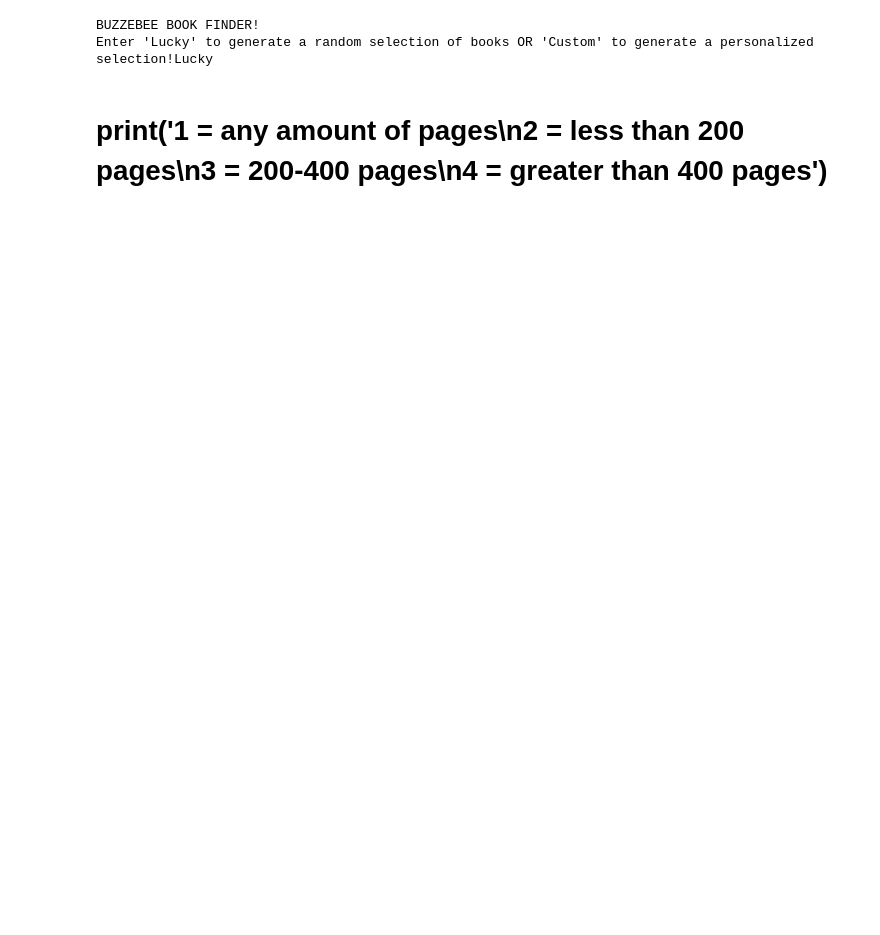
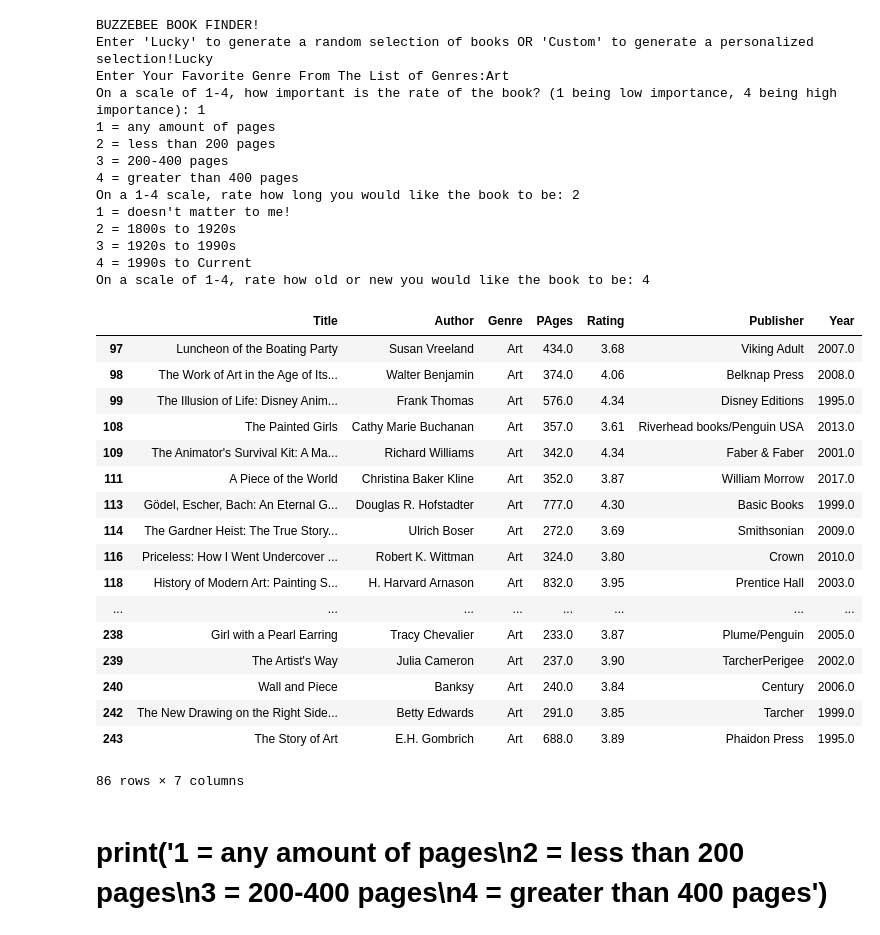
Before and after one commit to tmwright-su/group-project, a Jupyter notebook: Final Code/BuzzeBooks.ipynb, the cells around one changed output. Cells and saved outputs as stored; diff of their text form; code cells hidden in the pictures; blank space fills up the shorter version.

```diff
--- a/Final Code/BuzzeBooks.ipynb
+++ b/Final Code/BuzzeBooks.ipynb
@@ -33,8 +59,6 @@ genre_list
 print('BUZZEBEE BOOK FINDER!')
 
 start_search = input("Enter 'Lucky' to generate a random selection of books OR 'Custom' to generate a personalized selection!")
-if start_search =='Lucky':
-    break
 
 
 # genre database
@@ -77,33 +101,63 @@ elif pages_pref==2:
 elif pages_pref==3:
     pages_db = rate_db.query('200 <= PAges <= 400')
 
 elif pages_pref==4:
     pages_db = rate_db[ rate_db['PAges']> 400]
 
 else:
     print('Invalid Entry')
 
 # publish year database
 
 print("1 = doesn't matter to me!\n2 = 1800s to 1920s\n3 = 1920s to 1990s\n4 = 1990s to Current")
 year_pref = int(input("On a scale of 1-4, rate how old or new you would like the book to be: "))
 
 if year_pref==1:
     year_db = pages_db
 
 elif year_pref==2:
     year_db = pages_db.query('1800 <= Year <= 1920')
 
 elif year_pref==3:
     year_db = pages_db.query('1921 <= Year <= 1990')
 
 elif year_pref==4:
     year_db = pages_db[ pages_db['Year']>1990]
 
 year_db
 # %% [output]
 BUZZEBEE BOOK FINDER!
 Enter 'Lucky' to generate a random selection of books OR 'Custom' to generate a personalized selection!Lucky
+Enter Your Favorite Genre From The List of Genres:Art
+On a scale of 1-4, how important is the rate of the book? (1 being low importance, 4 being high importance): 1
+1 = any amount of pages
+2 = less than 200 pages
+3 = 200-400 pages
+4 = greater than 400 pages
+On a 1-4 scale, rate how long you would like the book to be: 2
+1 = doesn't matter to me!
+2 = 1800s to 1920s
+3 = 1920s to 1990s
+4 = 1990s to Current
+On a scale of 1-4, rate how old or new you would like the book to be: 4
+|  | Title | Author | Genre | PAges | Rating | Publisher | Year |
+| 97 | Luncheon of the Boating Party | Susan Vreeland | Art | 434.0 | 3.68 | Viking Adult | 2007.0 |
+| 98 | The Work of Art in the Age of Its... | Walter Benjamin | Art | 374.0 | 4.06 | Belknap Press | 2008.0 |
+| 99 | The Illusion of Life: Disney Anim... | Frank Thomas | Art | 576.0 | 4.34 | Disney Editions | 1995.0 |
+| 108 | The Painted Girls | Cathy Marie Buchanan | Art | 357.0 | 3.61 | Riverhead books/Penguin USA | 2013.0 |
+| 109 | The Animator's Survival Kit: A Ma... | Richard Williams | Art | 342.0 | 4.34 | Faber & Faber | 2001.0 |
+| 111 | A Piece of the World | Christina Baker Kline | Art | 352.0 | 3.87 | William Morrow | 2017.0 |
+| 113 | Gödel, Escher, Bach: An Eternal G... | Douglas R. Hofstadter | Art | 777.0 | 4.30 | Basic Books | 1999.0 |
+| 114 | The Gardner Heist: The True Story... | Ulrich Boser | Art | 272.0 | 3.69 | Smithsonian | 2009.0 |
+| 116 | Priceless: How I Went Undercover ... | Robert K. Wittman | Art | 324.0 | 3.80 | Crown | 2010.0 |
+| 118 | History of Modern Art: Painting S... | H. Harvard Arnason | Art | 832.0 | 3.95 | Prentice Hall | 2003.0 |
+| ... | ... | ... | ... | ... | ... | ... | ... |
+| 238 | Girl with a Pearl Earring | Tracy Chevalier | Art | 233.0 | 3.87 | Plume/Penguin | 2005.0 |
+| 239 | The Artist's Way | Julia Cameron | Art | 237.0 | 3.90 | TarcherPerigee | 2002.0 |
+| 240 | Wall and Piece | Banksy | Art | 240.0 | 3.84 | Century | 2006.0 |
+| 242 | The New Drawing on the Right Side... | Betty Edwards | Art | 291.0 | 3.85 | Tarcher | 1999.0 |
+| 243 | The Story of Art | E.H. Gombrich | Art | 688.0 | 3.89 | Phaidon Press | 1995.0 |
+86 rows × 7 columns
 # %% [markdown]
 # print('1 = any amount of pages\n2 = less than 200 pages\n3 = 200-400 pages\n4 = greater than 400 pages')
 # %%
```
Also changed, not shown: parts of 3 cells of this notebook, 1 other file.
